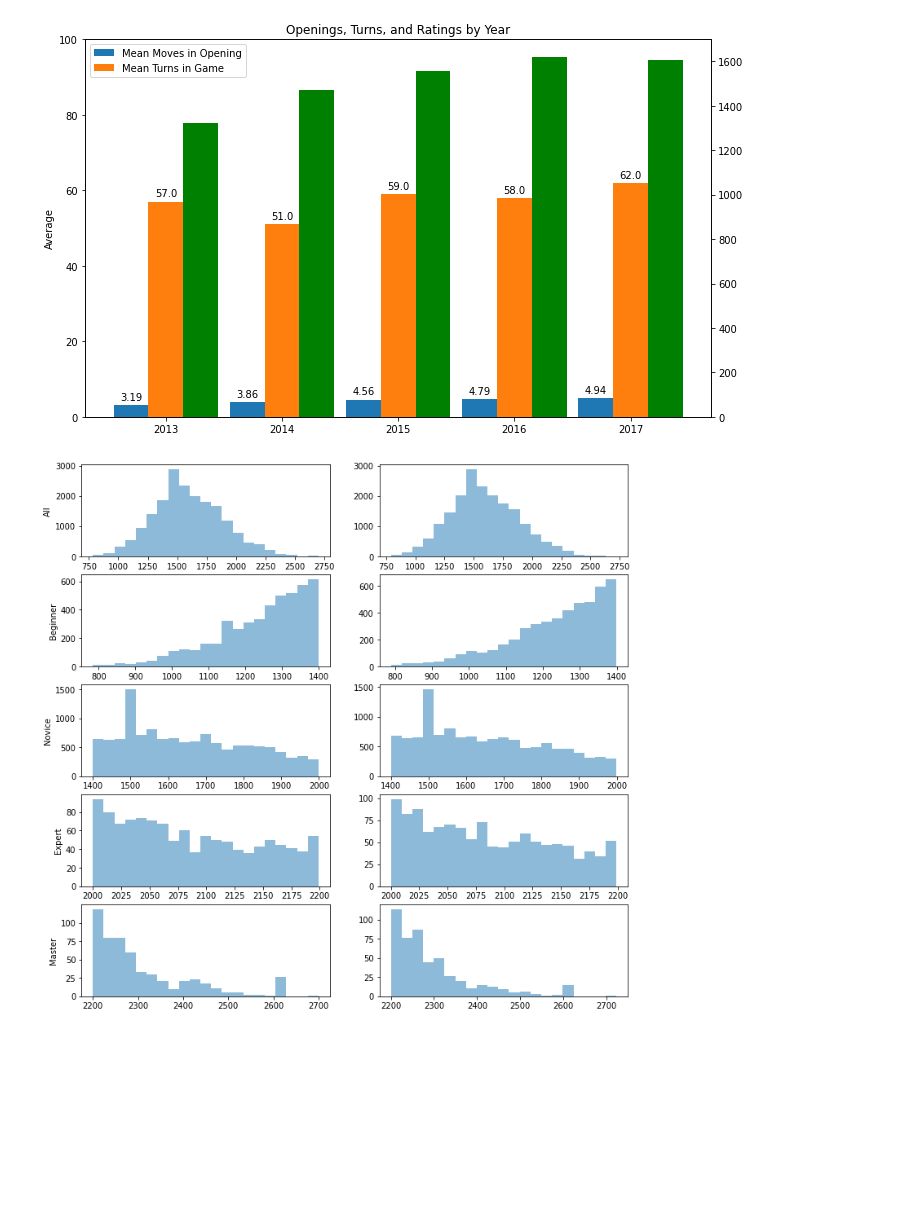
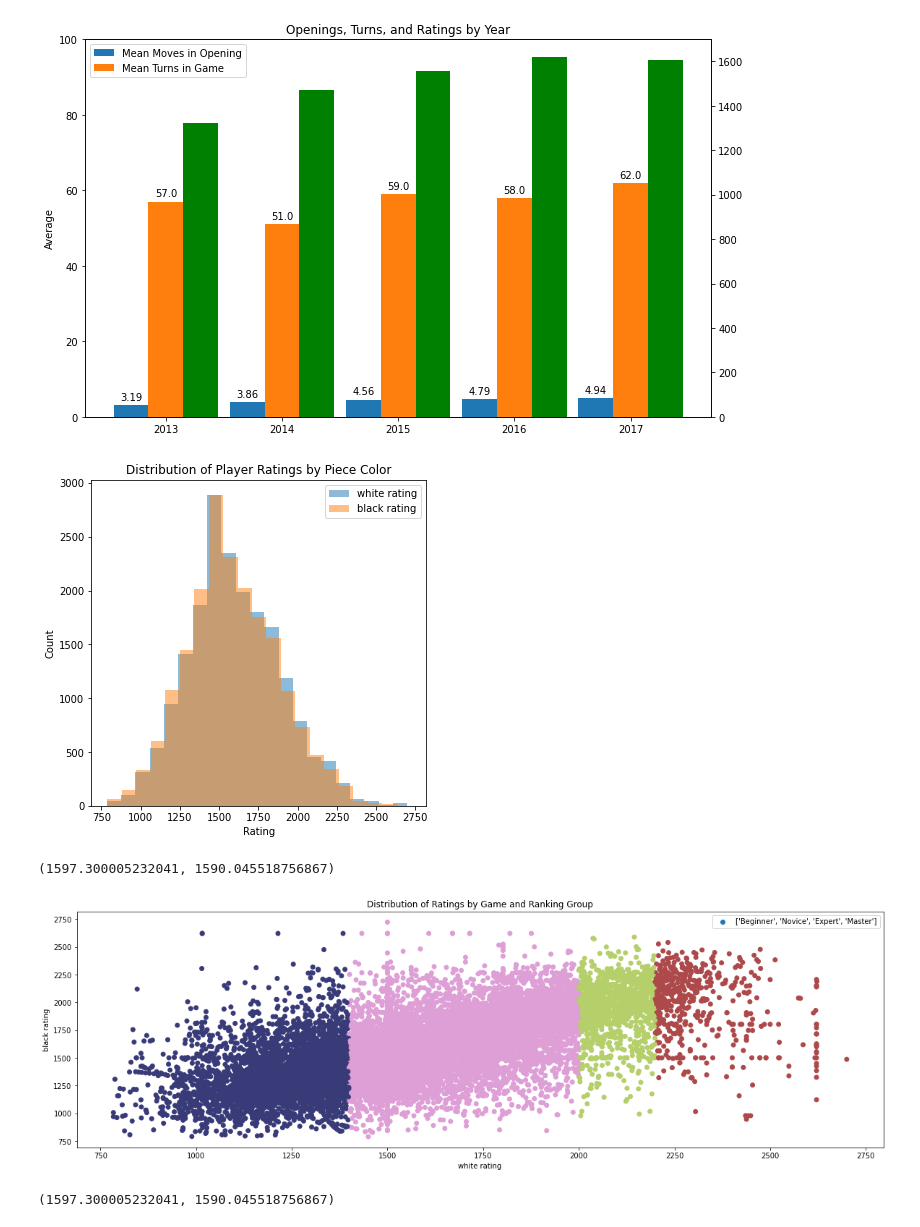
Before and after one commit to rmesrobi/Chess-Openings-EDA, a Jupyter notebook: chess_EDA_Final.ipynb, the cells around one changed output. Cells and saved outputs as stored; diff of their text form; code cells hidden in the pictures; blank space fills up the shorter version.

```diff
--- a/chess_EDA_Final.ipynb
+++ b/chess_EDA_Final.ipynb
@@ -147,32 +147,34 @@ autolabel(rects2)
 fig.tight_layout()
 # %% [output]
 [figure]
-# %%
-#distribution of ratings by group
-fig,axs = plt.subplots(5,2, figsize = (12,12))
-bins = 21
-wb = df[df['white_rating_value'] == 'Beginner']
-wn = df[df['white_rating_value'] == 'Novice']
-we = df[df['white_rating_value'] == 'Expert']
-wm = df[df['white_rating_value'] == 'Master']
-bb = df[df['black_rating_value'] == 'Beginner']
-bn = df[df['black_rating_value'] == 'Novice']
-be = df[df['black_rating_value'] == 'Expert']
-bm = df[df['black_rating_value'] == 'Master']
-axs[0,0].hist(df['white_rating'], bins, alpha = 0.5, label = 'All White Ratings')
-axs[0,0].set_ylabel('All')
-axs[1,0].hist(wb['white_rating'], bins, alpha = 0.5)
-axs[1,0].set_ylabel('Beginner')
-axs[2,0].hist(wn['white_rating'], bins, alpha = 0.5)
-axs[2,0].set_ylabel('Novice')
-axs[3,0].hist(we['white_rating'], bins, alpha = 0.5)
-axs[3,0].set_ylabel('Expert')
-axs[4,0].hist(wm['white_rating'], bins, alpha = 0.5)
-axs[4,0].set_ylabel('Master')
-axs[0,1].hist(df['black_rating'], bins, alpha = 0.5)
-axs[1,1].hist(bb['black_rating'], bins, alpha = 0.5)
-axs[2,1].hist(bn['black_rating'], bins, alpha = 0.5)
-axs[3,1].hist(be['black_rating'], bins, alpha = 0.5)
-axs[4,1].hist(bm['black_rating'], bins, alpha = 0.5);
-# %% [output]
-[figure, removed]
+# %%
+#distribution of ratings by group
+fig,ax = plt.subplots(1,1, figsize = (6,6))
+bins = 21
+ax.set_title('Distribution of Player Ratings by Piece Color')
+ax.set_ylabel('Count')
+ax.set_xlabel('Rating')
+ax.hist(df['white_rating'], bins, alpha = 0.5, align = 'mid', label = 'white rating')
+ax.hist(df['black_rating'], bins, alpha = 0.5, align = 'mid', label = 'black rating')
+ax.legend();
+# %% [output]
+[figure, added]
+# %%
+df['white_rating'].mean(), df['black_rating'].mean()
+# %% [output]
+(1597.300005232041, 1590.045518756867)
+# %%
+#distribution of games by rating and rating group
+fig, ax = plt.subplots(1,1, figsize = (20,6))
+labels = ['Beginner', 'Novice', 'Expert', 'Master']
+ax.scatter(df.white_rating, df.black_rating, c = pd.Categorical(df.white_rating_value).codes, cmap = 'tab20b', label = labels)
+ax.set_ylabel('black rating')
+ax.set_xlabel('white rating')
+ax.set_title('Distribution of Ratings by Game and Ranking Group')
+ax.legend();
+# %% [output]
+[figure, added]
+# %%
+df['white_rating'].mean(), df['black_rating'].mean()
+# %% [output]
+(1597.300005232041, 1590.045518756867)
```
Also changed, not shown: parts of 24 cells of this notebook, 2 other files.
